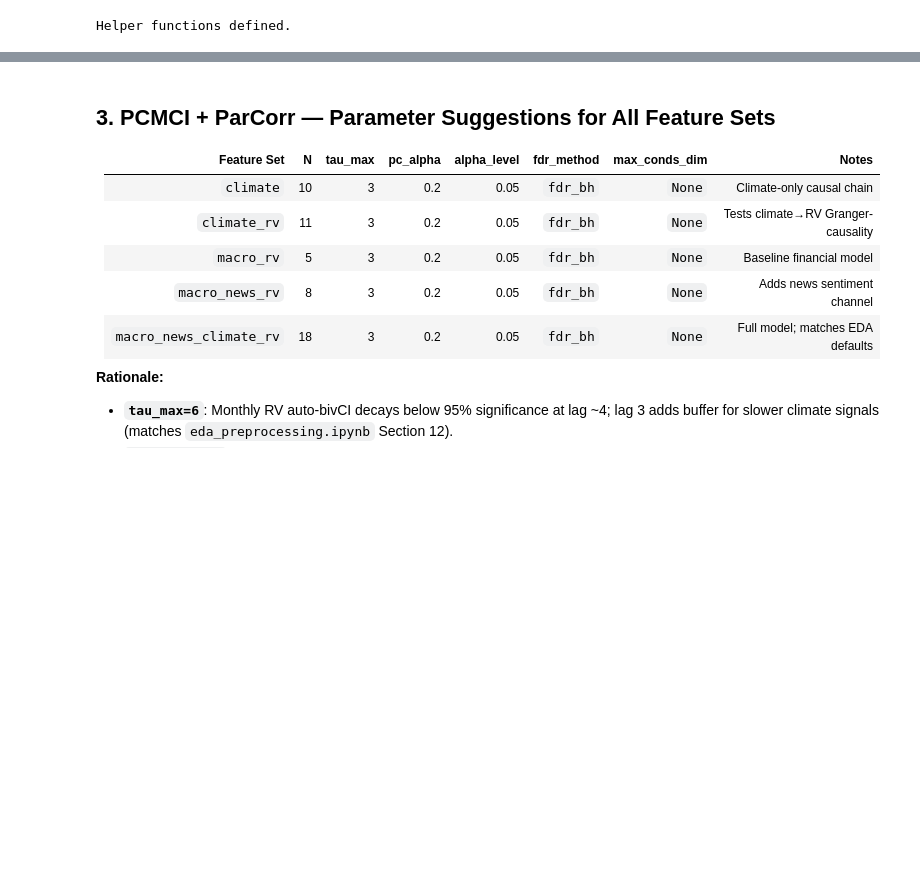
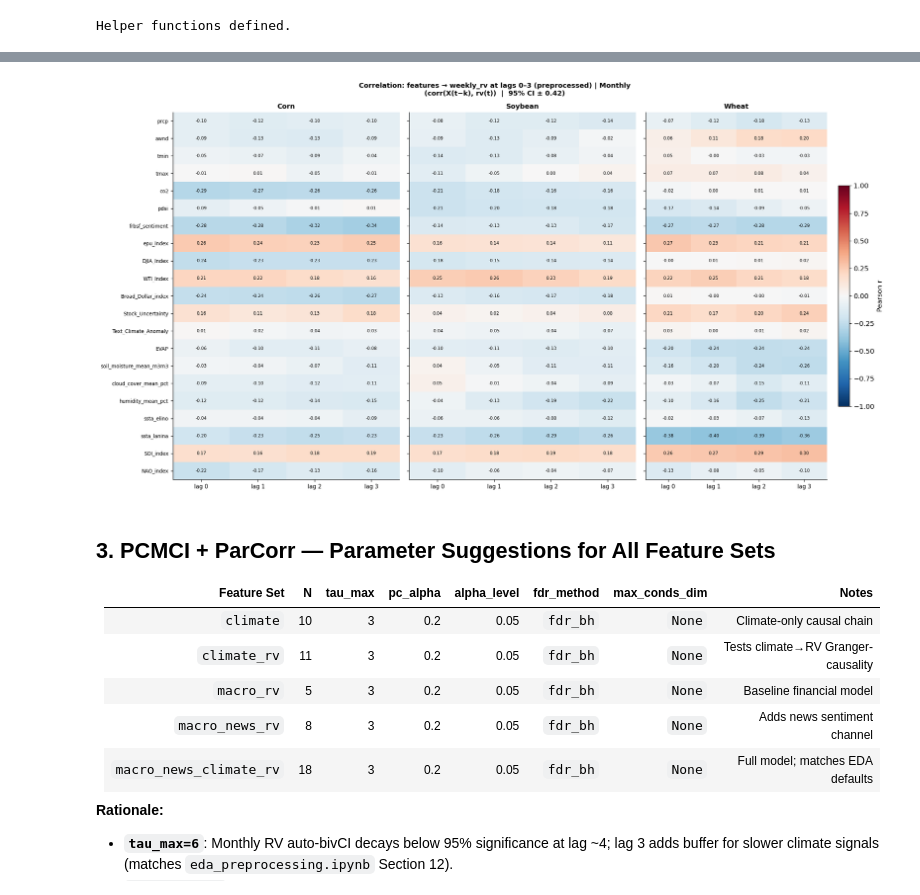
Before and after one commit to ArshiAbolghasemi/Gaia, a Jupyter notebook: notebooks/pcmci_parcorr.ipynb, the cells around one changed output, grey strips where cells are left out. Drawn from its saved outputs; the diff is of its cells as text; code cells hidden in the pictures; blank space fills up the shorter version.

```diff
--- a/notebooks/pcmci_parcorr.ipynb
+++ b/notebooks/pcmci_parcorr.ipynb
@@ -258,3 +312,56 @@ Helper functions defined.
+# %%
+_preproc = {}
+for _crop in CROPS:
+    _a, _c, _d = load_and_preprocess(_crop, FREQUENCY)
+    _preproc[_crop] = (_a, _c, _d)
+
+_LAGS  = [0, 1, 2, 3]
+_other = [c for c in _cols0 if c != 'weekly_rv']
+_n_oth = len(_other)
+_ci    = 1.96 / np.sqrt(_N)
+
+fig, axes = plt.subplots(1, 3, figsize=(18, max(7, _n_oth * 0.38 + 1.5)), sharey=True)
+
+for ax, crop in zip(axes, CROPS):
+    arr, cols, _ = _preproc[crop]
+    if 'weekly_rv' not in cols:
+        continue
+    rv = arr[:, cols.index('weekly_rv')]
+
+    corr_mat = np.full((_n_oth, len(_LAGS)), np.nan)
+    for li, lag in enumerate(_LAGS):
+        for fi, feat in enumerate(_other):
+            if feat not in cols:
+                continue
+            x = arr[:, cols.index(feat)]
+            corr_mat[fi, li] = np.corrcoef(x[: len(x) - lag] if lag else x,
+                                            rv[lag:] if lag else rv)[0, 1]
+
+    im = ax.imshow(corr_mat, cmap='RdBu_r', vmin=-1, vmax=1, aspect='auto')
+    ax.set_xticks(range(len(_LAGS)))
+    ax.set_xticklabels([f'lag {l}' for l in _LAGS], fontsize=9)
+    ax.set_yticks(range(_n_oth))
+    ax.set_yticklabels(_other, fontsize=8)
+
+    for fi in range(_n_oth):
+        for li in range(len(_LAGS)):
+            val = corr_mat[fi, li]
+            if not np.isnan(val):
+                ax.text(li, fi, f'{val:.2f}', ha='center', va='center',
+                        fontsize=7, color='white' if abs(val) > 0.5 else 'black')
+
+    ax.set_title(crop.capitalize(), fontsize=11, fontweight='bold')
+
+plt.colorbar(im, ax=axes[-1], shrink=0.6, label='Pearson r')
+fig.suptitle(
+    f'Correlation: features → weekly_rv at lags 0–3 (preprocessed) | {FREQUENCY.capitalize()}\n'
+    f'(corr(X(t−k), rv(t))  |  95% CI ± {_ci:.2f})',
+    fontsize=11, fontweight='bold',
+)
+plt.tight_layout()
+plt.show()
+# %% [output]
+[figure, added]
 # %% [markdown]
 ## 3. PCMCI + ParCorr — Parameter Suggestions for All Feature Sets
 
```
Also changed, not shown: parts of 4 cells of this notebook, 2 other files.
